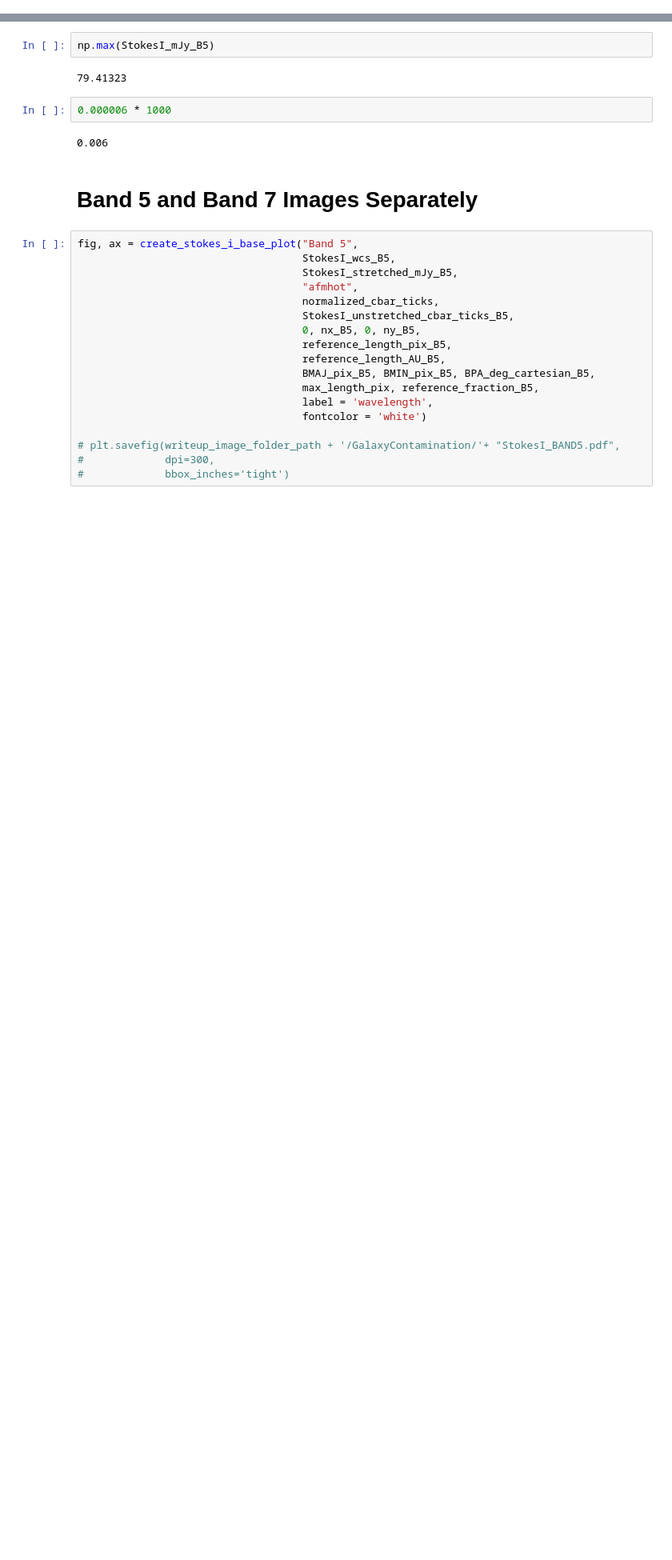
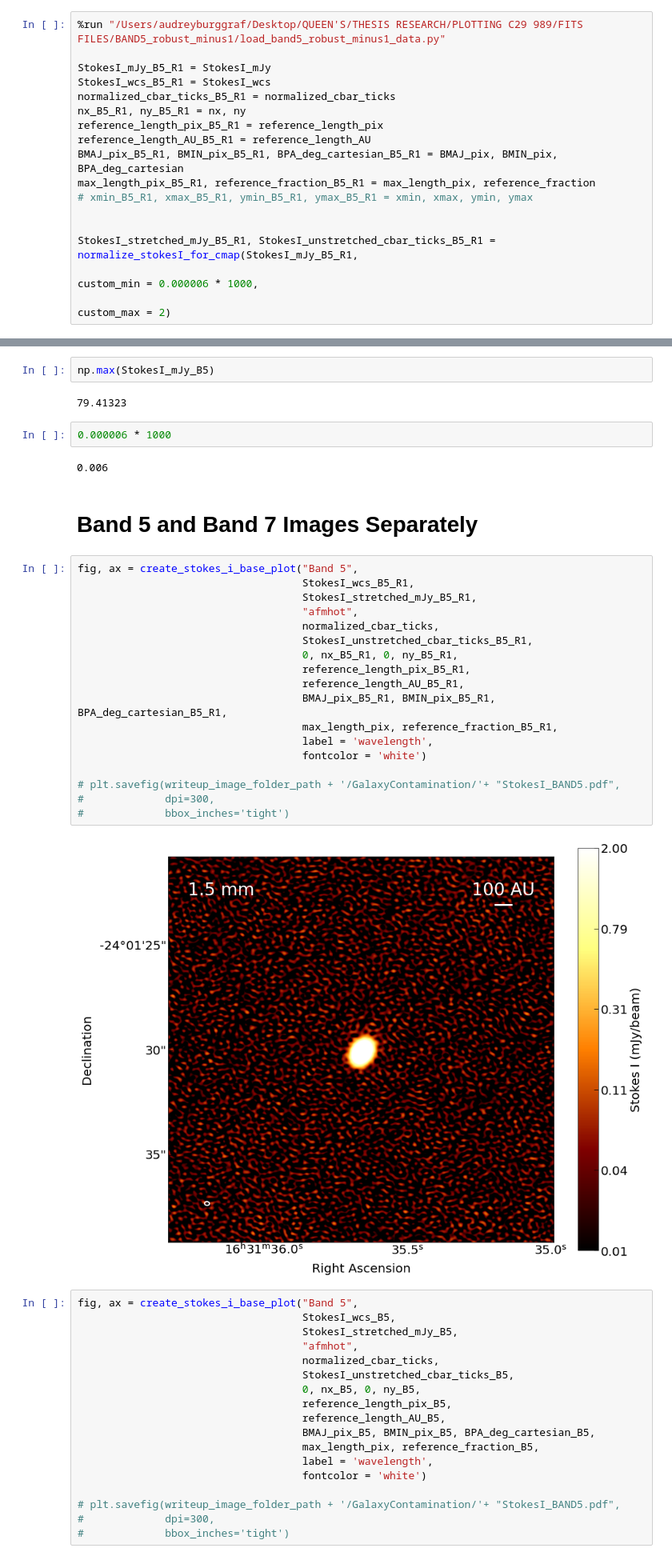
Before and after one commit to audreyburggraf/MastersThesis, a Jupyter notebook: PLOTTING C29 989/GALAXY CONTAMINATION/GalaxyContaminationImage_Band5and7.ipynb, the cells around one changed output, grey strips where cells are left out. Shown at 80% size. Saved outputs shown, nothing was run; the diff lists cells and outputs as text; blank space fills up the shorter version.

```diff
--- a/PLOTTING C29 989/GALAXY CONTAMINATION/GalaxyContaminationImage_Band5and7.ipynb
+++ b/PLOTTING C29 989/GALAXY CONTAMINATION/GalaxyContaminationImage_Band5and7.ipynb
@@ -10,3 +10,20 @@ fortran mie routines unavailable
 %run "/Users/audreyburggraf/Desktop/QUEEN'S/THESIS RESEARCH/PLOTTING C29 989/constants.py"
 # %% [markdown]
 # Load Band 5
+# %%
+%run "/Users/audreyburggraf/Desktop/QUEEN'S/THESIS RESEARCH/PLOTTING C29 989/FITS FILES/BAND5_robust_minus1/load_band5_robust_minus1_data.py"
+
+StokesI_mJy_B5_R1 = StokesI_mJy
+StokesI_wcs_B5_R1 = StokesI_wcs
+normalized_cbar_ticks_B5_R1 = normalized_cbar_ticks
+nx_B5_R1, ny_B5_R1 = nx, ny
+reference_length_pix_B5_R1 = reference_length_pix
+reference_length_AU_B5_R1 = reference_length_AU
+BMAJ_pix_B5_R1, BMIN_pix_B5_R1, BPA_deg_cartesian_B5_R1 = BMAJ_pix, BMIN_pix, BPA_deg_cartesian
+max_length_pix_B5_R1, reference_fraction_B5_R1 = max_length_pix, reference_fraction
+# xmin_B5_R1, xmax_B5_R1, ymin_B5_R1, ymax_B5_R1 = xmin, xmax, ymin, ymax
+
+
+StokesI_stretched_mJy_B5_R1, StokesI_unstretched_cbar_ticks_B5_R1 = normalize_stokesI_for_cmap(StokesI_mJy_B5_R1,
+                                                                                   custom_min = 0.000006 * 1000,
+                                                                                   custom_max = 2)
@@ -59,6 +100,26 @@ np.max(StokesI_mJy_B5)
 0.006
 # %% [markdown]
 # Band 5 and Band 7 Images Separately
+# %%
+fig, ax = create_stokes_i_base_plot("Band 5",
+                                    StokesI_wcs_B5_R1,
+                                    StokesI_stretched_mJy_B5_R1,
+                                    "afmhot",
+                                    normalized_cbar_ticks,
+                                    StokesI_unstretched_cbar_ticks_B5_R1,
+                                    0, nx_B5_R1, 0, ny_B5_R1,
+                                    reference_length_pix_B5_R1,
+                                    reference_length_AU_B5_R1,
+                                    BMAJ_pix_B5_R1, BMIN_pix_B5_R1, BPA_deg_cartesian_B5_R1,
+                                    max_length_pix, reference_fraction_B5_R1,
+                                    label = 'wavelength',
+                                    fontcolor = 'white')
+
+# plt.savefig(writeup_image_folder_path + '/GalaxyContamination/'+ "StokesI_BAND5.pdf",
+#             dpi=300,
+#             bbox_inches='tight')
+# %% [output]
+[figure, added]
 # %%
 fig, ax = create_stokes_i_base_plot("Band 5",
                                     StokesI_wcs_B5,
```
Also changed, not shown: parts of 7 cells of this notebook, 17 other files.
